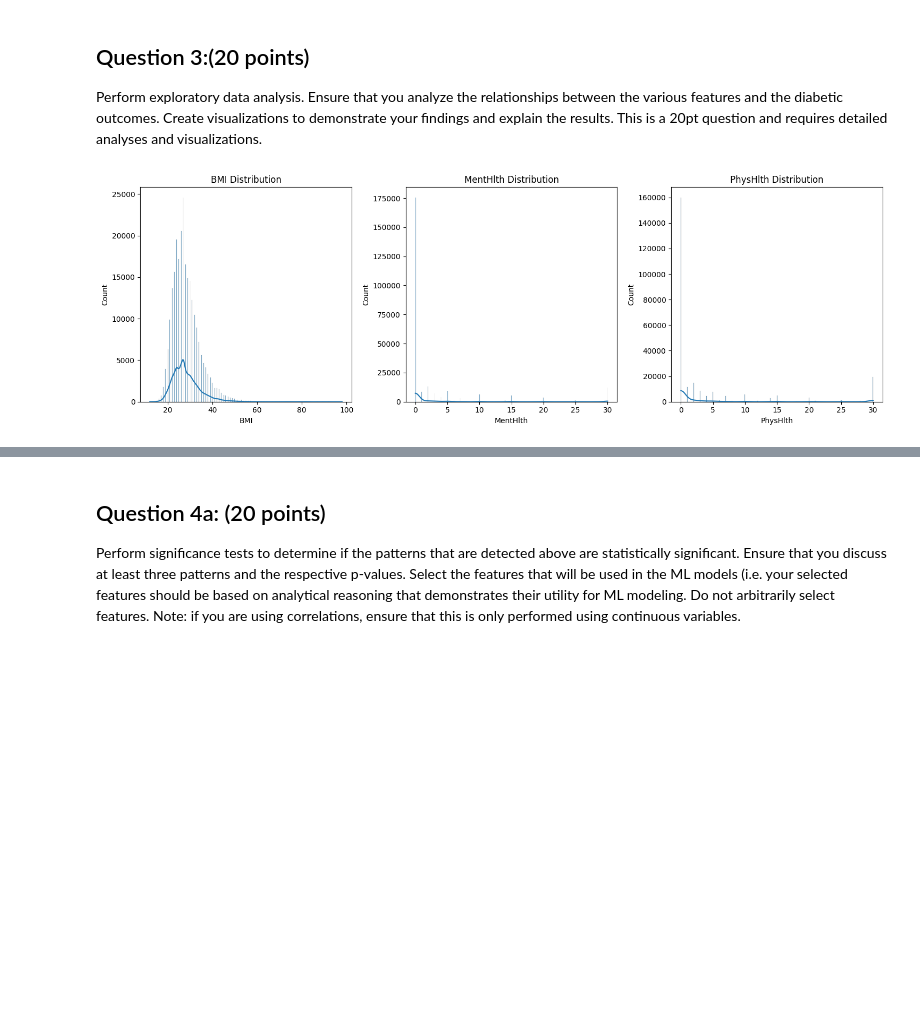
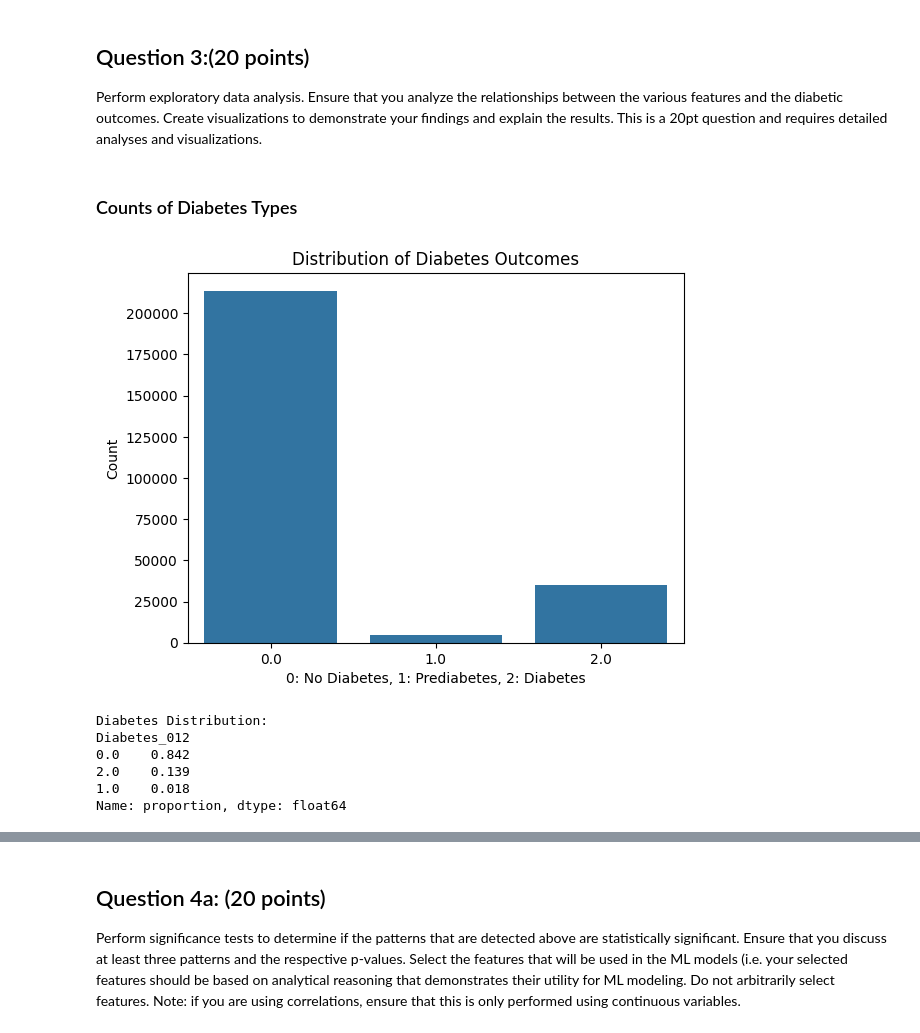
Before and after one commit to Halfgear/DS3000-group-project3, a Jupyter notebook: DS3000.Practicum3.ipynb, the cells around one changed output, grey strips where cells are left out. Cells and saved outputs as stored; diff of their text form; code cells hidden in the pictures; blank space fills up the shorter version.

```diff
--- a/DS3000.Practicum3.ipynb
+++ b/DS3000.Practicum3.ipynb
@@ -113,14 +113,23 @@ dtype: object
 # %% [markdown]
 ## Question 3:(20 points)
 Perform exploratory data analysis. Ensure that you analyze the relationships between the various features and the diabetic outcomes. Create visualizations to demonstrate your findings and explain the results. This is a 20pt question and requires detailed analyses and visualizations.
-# %%
-# Visualize distributions of continuous variables
-plt.figure(figsize=(15, 5))
-for i, col in enumerate(continuous_vars):
-    plt.subplot(1, 3, i+1)
-    sns.histplot(df[col], kde=True)
-    plt.title(f'{col} Distribution')
-plt.tight_layout()
-plt.show()
-# %% [output]
-[figure, removed]
+# %% [markdown]
+### Counts of Diabetes Types
+# %%
+plt.figure()
+sns.countplot(data=df, x='Diabetes_012')
+plt.title('Distribution of Diabetes Outcomes')
+plt.xlabel('0: No Diabetes, 1: Prediabetes, 2: Diabetes')
+plt.ylabel('Count')
+plt.show()
+
+print("Diabetes Distribution:")
+print(df['Diabetes_012'].value_counts(normalize=True).round(3))
+# %% [output]
+[figure, added]
+Diabetes Distribution:
+Diabetes_012
+0.0    0.842
+2.0    0.139
+1.0    0.018
+Name: proportion, dtype: float64
```
Also changed, not shown: parts of 10 cells of this notebook.
